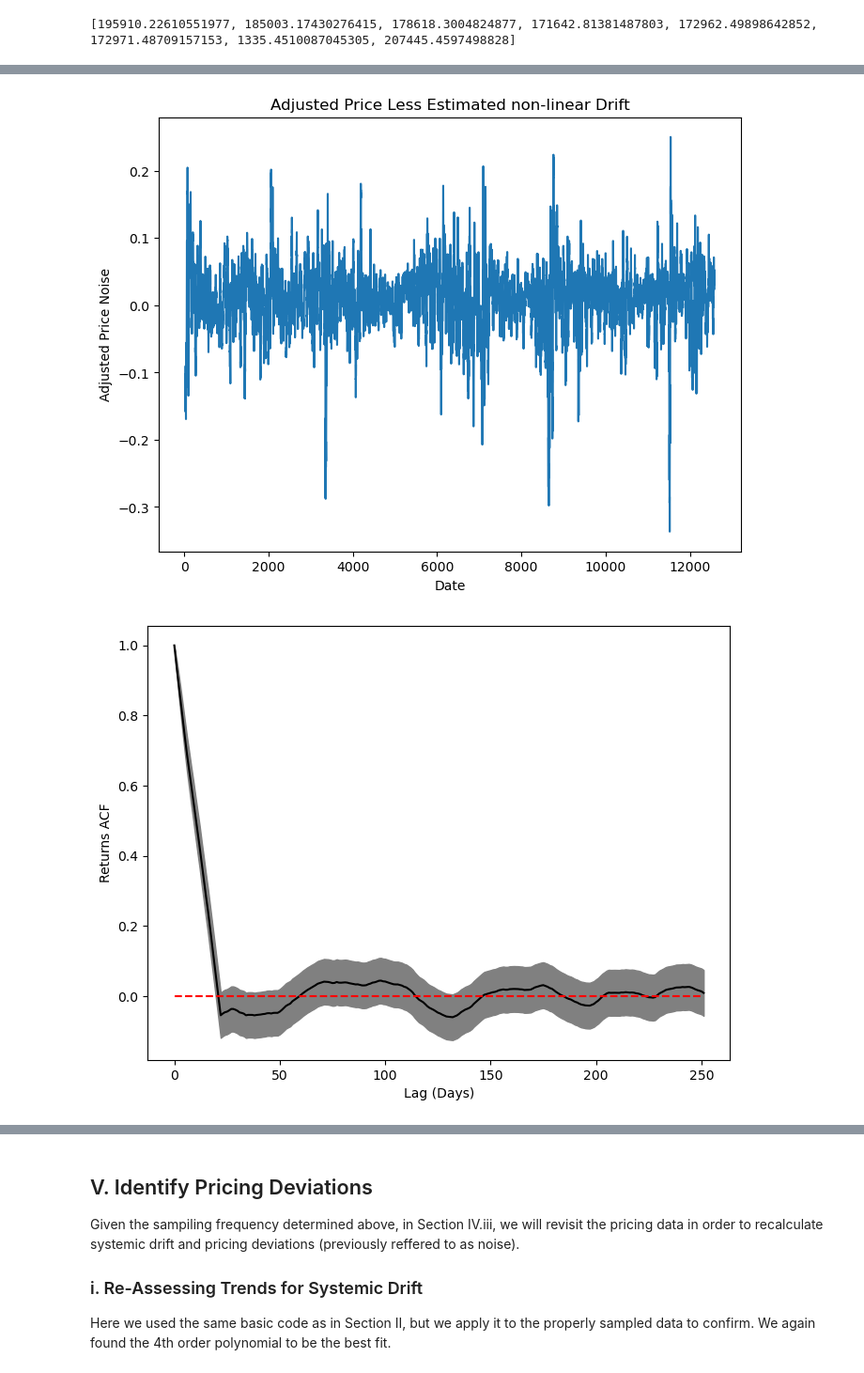
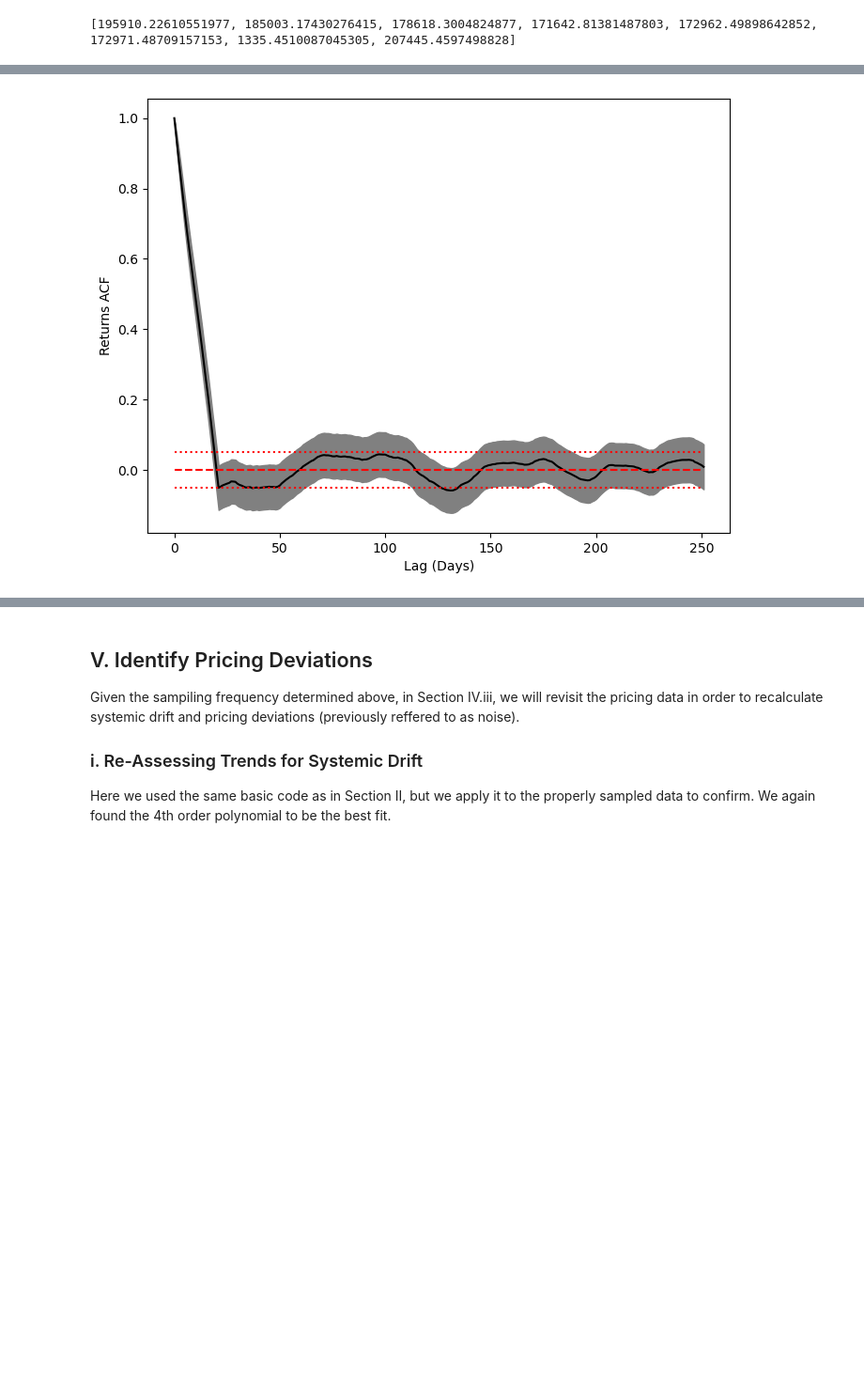
Before and after one commit to Rtasseff/condor_test, a Jupyter notebook: project/202407_marketTrends.ipynb, the cells around one changed output, grey strips where cells are left out. Shown at 94% size. Cells and saved outputs as stored; diff of their text form; code cells hidden in the pictures; blank space fills up the shorter version.

Commit message:
cleaned up text and code through section IV.iii, added new criterion for selecting a sampling frequency based on acf of returns in section IV.iii

```diff
--- a/project/202407_marketTrends.ipynb
+++ b/project/202407_marketTrends.ipynb
@@ -277,5 +317,7 @@ however, the are beyond the scope of this project.
 In the next section, we will reapply the analysis to the return.
 # %%
+# setting ACF zero cutoffs at +/- 0.5
+acfCutoff = 0.05
 
 # Define the autocorr funciton
 def acf(x,fracLag = 0.5):
@@ -329,6 +371,11 @@ plt.figure(figsize=(8, 6))
 lag = np.arange(len(yNoise_ac))
 plt.plot(lag, yNoise_ac,color='black')
 plt.fill_between(lag, yNoise_acConf[:,0],yNoise_acConf[:,1],color='gray')
+plt.plot(lag, yNoise_ac*0 ,'r--')
+plt.plot(lag, yNoise_ac*0 + acfCutoff,'r:')
+plt.plot(lag, yNoise_ac*0 - acfCutoff,'r:')
+
+
 plt.xlabel('Lag (work days)')
 plt.ylabel('ACF (average +/- 95% confidence')
 #plt.title('')
@@ -414,35 +473,28 @@ in the first part of the trijectory considered.
 # %%
 # Recall the autocorr funciton is alreaded defined, acf()
 # Recall the return is already calculated, yReturn, xReturn
-
-# Plot the data for sanity check
-plt.figure(figsize=(8, 6))
-plt.plot(xReturn, yReturn)
-plt.xlabel('Date')
-plt.ylabel('Adjusted Price Noise')
-plt.title('Adjusted Price Less Estimated non-linear Drift')
-plt.show()
 
 # Calc autocorr
 yReturn_ac, yReturn_acConf = acf(yReturn,fracLag=0.02)
 lag = np.arange(len(yReturn_ac))
 
 
 # Plot the data for sanity check
 plt.figure(figsize=(8, 6))
 lag = np.arange(len(yReturn_ac))
 plt.plot(lag, yReturn_ac,color='black')
-plt.plot(lag, np.zeros(len(lag)),'--',color='red')
+plt.plot(lag, lag*0 ,'r--')
+plt.plot(lag, lag*0 + acfCutoff,'r:')
+plt.plot(lag, lag*0 - acfCutoff,'r:')
 plt.fill_between(lag,yReturn_acConf[:,0],yReturn_acConf[:,1],color='gray')
 plt.xlabel('Lag (Days)')
 plt.ylabel('Returns ACF')
 #plt.title('')
 plt.show()
 print('Return ACF')
 print(yReturn_ac[:150])
 print('Return ACF 95% Conf')
 print(yReturn_acConf[:150])
 # %% [output]
-[figure, old version]
+[figure, new version]
-[figure, removed]
 Return ACF
```
Also changed, not shown: parts of 16 cells of this notebook.
